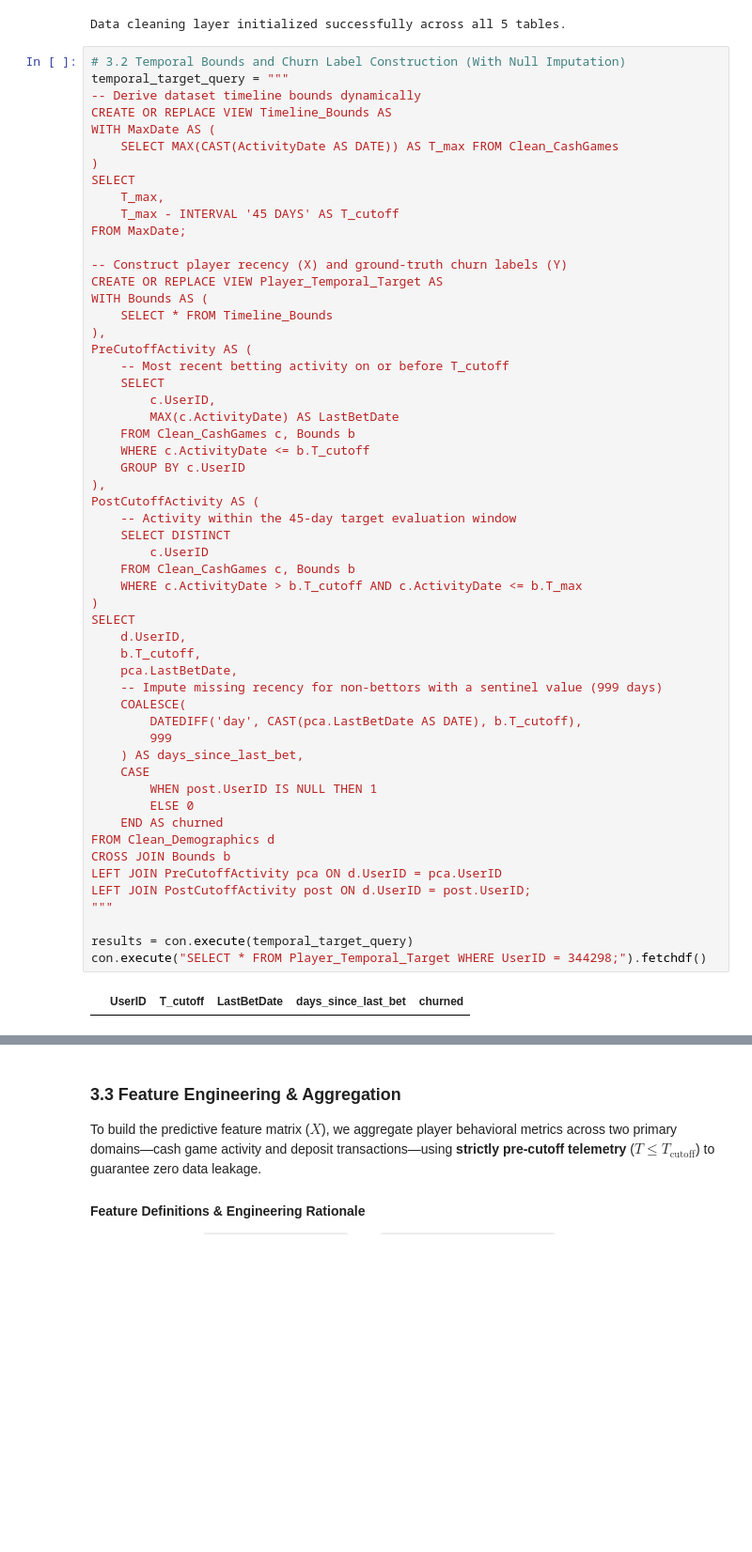
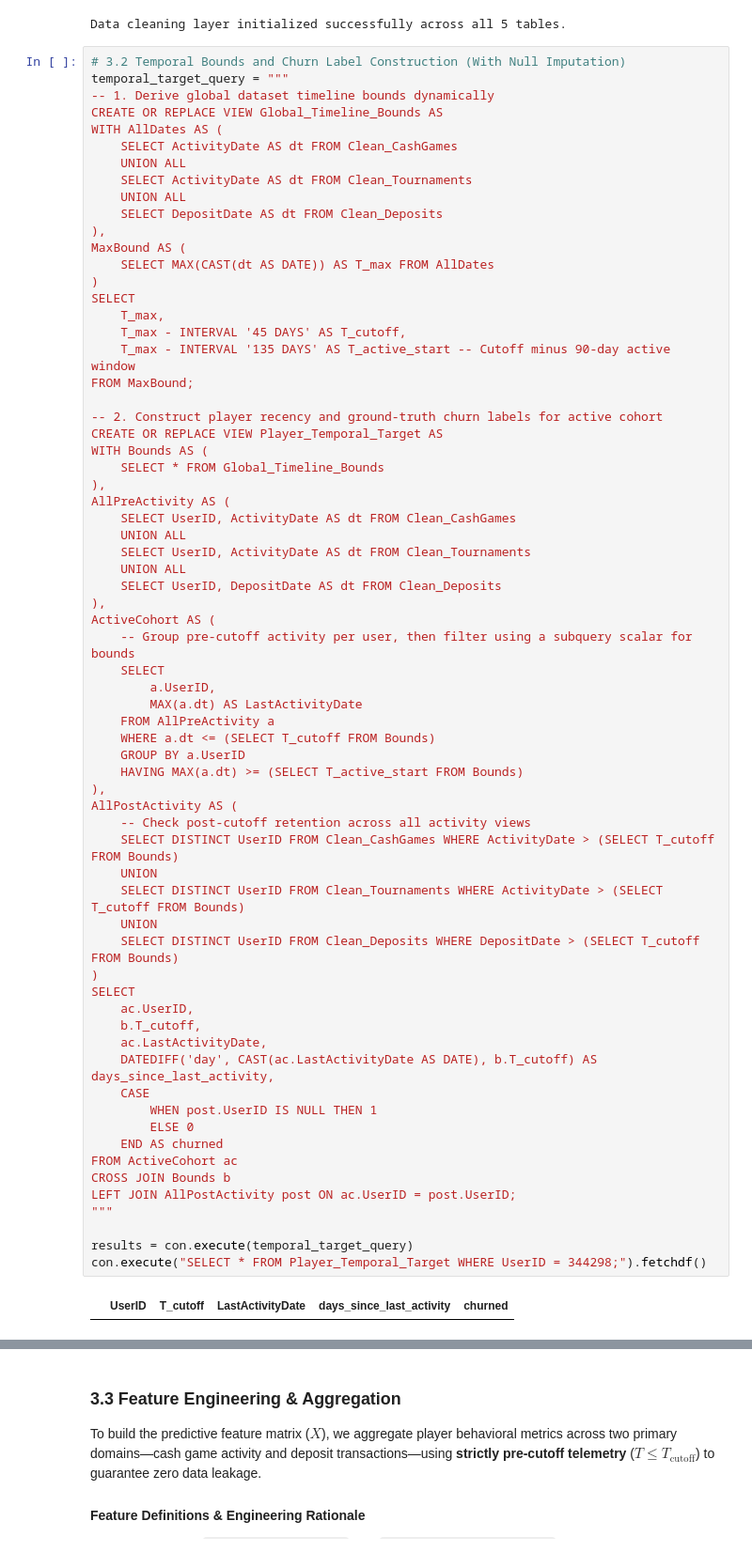
Before and after one commit to Shemshemy/churning, a Jupyter notebook: index.ipynb, the cells around one changed output, grey strips where cells are left out. Shown at 94% size. Drawn from its saved outputs; the diff is of its cells as text; blank space fills up the shorter version.

```diff
--- a/index.ipynb
+++ b/index.ipynb
@@ -326,60 +326,72 @@ Data cleaning layer initialized successfully across all 5 tables.
 # %%
 # 3.2 Temporal Bounds and Churn Label Construction (With Null Imputation)
 temporal_target_query = """
--- Derive dataset timeline bounds dynamically
-CREATE OR REPLACE VIEW Timeline_Bounds AS
-WITH MaxDate AS (
-    SELECT MAX(CAST(ActivityDate AS DATE)) AS T_max FROM Clean_CashGames
+-- 1. Derive global dataset timeline bounds dynamically
+CREATE OR REPLACE VIEW Global_Timeline_Bounds AS
+WITH AllDates AS (
+    SELECT ActivityDate AS dt FROM Clean_CashGames
+    UNION ALL
+    SELECT ActivityDate AS dt FROM Clean_Tournaments
+    UNION ALL
+    SELECT DepositDate AS dt FROM Clean_Deposits
+),
+MaxBound AS (
+    SELECT MAX(CAST(dt AS DATE)) AS T_max FROM AllDates
 )
 SELECT
     T_max,
-    T_max - INTERVAL '45 DAYS' AS T_cutoff
-FROM MaxDate;
+    T_max - INTERVAL '45 DAYS' AS T_cutoff,
+    T_max - INTERVAL '135 DAYS' AS T_active_start -- Cutoff minus 90-day active window
+FROM MaxBound;
 
--- Construct player recency (X) and ground-truth churn labels (Y)
+-- 2. Construct player recency and ground-truth churn labels for active cohort
 CREATE OR REPLACE VIEW Player_Temporal_Target AS
 WITH Bounds AS (
-    SELECT * FROM Timeline_Bounds
+    SELECT * FROM Global_Timeline_Bounds
 ),
-PreCutoffActivity AS (
-    -- Most recent betting activity on or before T_cutoff
+AllPreActivity AS (
+    SELECT UserID, ActivityDate AS dt FROM Clean_CashGames
+    UNION ALL
+    SELECT UserID, ActivityDate AS dt FROM Clean_Tournaments
+    UNION ALL
+    SELECT UserID, DepositDate AS dt FROM Clean_Deposits
+),
+ActiveCohort AS (
+    -- Group pre-cutoff activity per user, then filter using a subquery scalar for bounds
     SELECT
-        c.UserID,
-        MAX(c.ActivityDate) AS LastBetDate
-    FROM Clean_CashGames c, Bounds b
-    WHERE c.ActivityDate <= b.T_cutoff
-    GROUP BY c.UserID
+        a.UserID,
+        MAX(a.dt) AS LastActivityDate
+    FROM AllPreActivity a
+    WHERE a.dt <= (SELECT T_cutoff FROM Bounds)
+    GROUP BY a.UserID
+    HAVING MAX(a.dt) >= (SELECT T_active_start FROM Bounds)
 ),
-PostCutoffActivity AS (
-    -- Activity within the 45-day target evaluation window
-    SELECT DISTINCT
-        c.UserID
-    FROM Clean_CashGames c, Bounds b
-    WHERE c.ActivityDate > b.T_cutoff AND c.ActivityDate <= b.T_max
+AllPostActivity AS (
+    -- Check post-cutoff retention across all activity views
+    SELECT DISTINCT UserID FROM Clean_CashGames WHERE ActivityDate > (SELECT T_cutoff FROM Bounds)
+    UNION
+    SELECT DISTINCT UserID FROM Clean_Tournaments WHERE ActivityDate > (SELECT T_cutoff FROM Bounds)
+    UNION
+    SELECT DISTINCT UserID FROM Clean_Deposits WHERE DepositDate > (SELECT T_cutoff FROM Bounds)
 )
 SELECT
-    d.UserID,
+    ac.UserID,
     b.T_cutoff,
-    pca.LastBetDate,
-    -- Impute missing recency for non-bettors with a sentinel value (999 days)
-    COALESCE(
-        DATEDIFF('day', CAST(pca.LastBetDate AS DATE), b.T_cutoff),
-        999
-    ) AS days_since_last_bet,
+    ac.LastActivityDate,
+    DATEDIFF('day', CAST(ac.LastActivityDate AS DATE), b.T_cutoff) AS days_since_last_activity,
     CASE
         WHEN post.UserID IS NULL THEN 1
         ELSE 0
     END AS churned
-FROM Clean_Demographics d
+FROM ActiveCohort ac
 CROSS JOIN Bounds b
-LEFT JOIN PreCutoffActivity pca ON d.UserID = pca.UserID
-LEFT JOIN PostCutoffActivity post ON d.UserID = post.UserID;
+LEFT JOIN AllPostActivity post ON ac.UserID = post.UserID;
 """
 
 results = con.execute(temporal_target_query)
 con.execute("SELECT * FROM Player_Temporal_Target WHERE UserID = 344298;").fetchdf()
 # %% [output]
-|  | UserID | T_cutoff | LastBetDate | days_since_last_bet | churned |
+|  | UserID | T_cutoff | LastActivityDate | days_since_last_activity | churned |
 # %%
 con.execute("SELECT * FROM Player_Temporal_Target LIMIT 10;").fetchdf()
 # %% [output]
```
Also changed, not shown: parts of 4 cells of this notebook.
